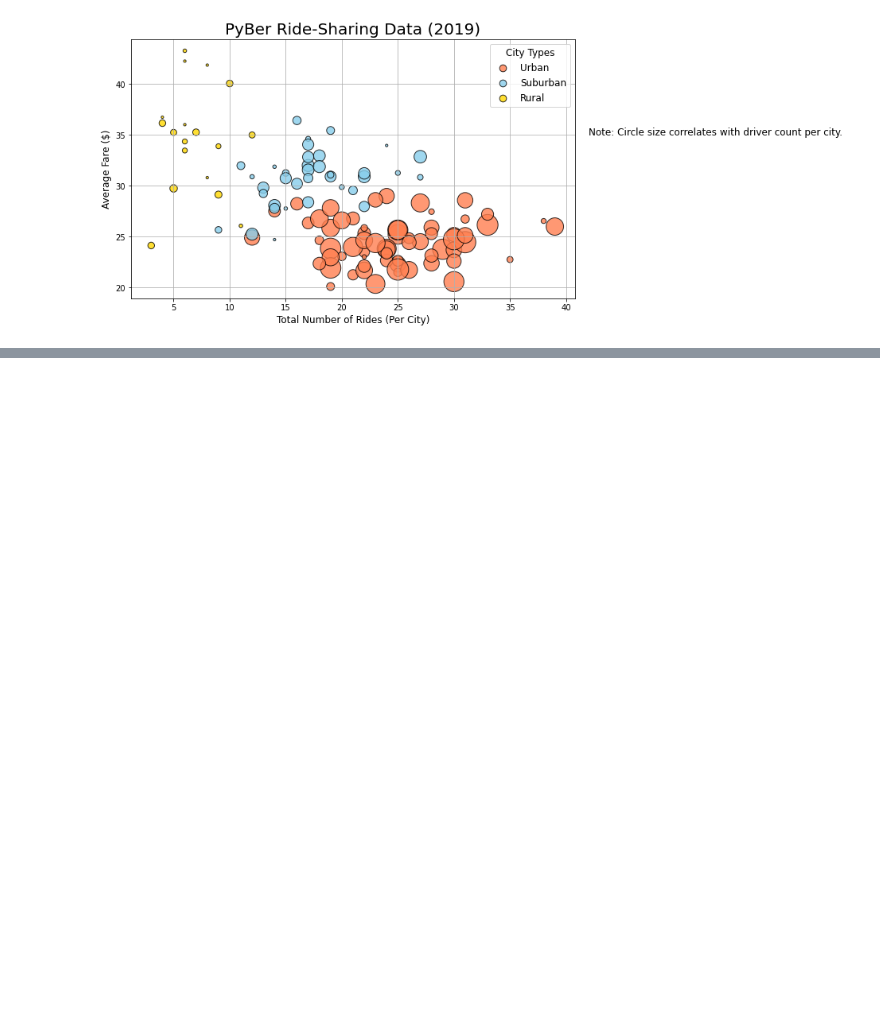
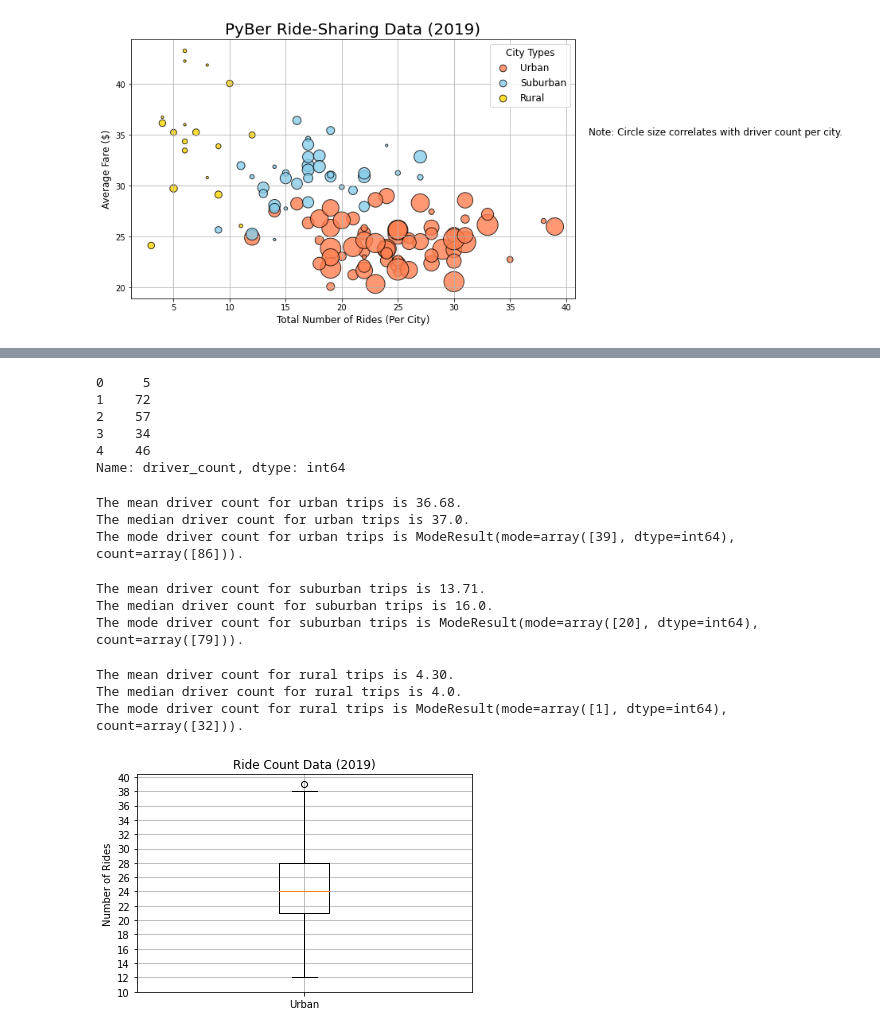
Before and after one commit to allibartlett-27/PyBer_Analysis, a Jupyter notebook: Resources/PyBer.ipynb, the cells around one changed output, grey strips where cells are left out. Saved outputs shown, nothing was run; the diff lists cells and outputs as text; code cells hidden in the pictures; blank space fills up the shorter version.

```diff
--- a/Resources/PyBer.ipynb
+++ b/Resources/PyBer.ipynb
@@ -298,0 +500,72 @@ plt.show()
+# %%
+# Get the driver count data from the urban cities.
+urban_drivers = urban_cities_df['driver_count']
+urban_drivers.head()
+# %% [output]
+0     5
+1    72
+2    57
+3    34
+4    46
+Name: driver_count, dtype: int64
+# %%
+# Calculate the mean, median and mode for urban driver count.
+mean_urban_driver_count = np.mean(urban_drivers)
+print(f"The mean driver count for urban trips is {mean_urban_driver_count:.2f}.")
+
+median_urban_driver_count = np.median(urban_drivers)
+print(f"The median driver count for urban trips is {median_urban_driver_count}.")
+
+mode_urban_driver_count = sts.mode(urban_drivers)
+print(f"The mode driver count for urban trips is {mode_urban_driver_count}.")
+# %% [output]
+The mean driver count for urban trips is 36.68.
+The median driver count for urban trips is 37.0.
+The mode driver count for urban trips is ModeResult(mode=array([39], dtype=int64), count=array([86])).
+# %%
+# Get the driver count data from the suburban cities.
+suburban_drivers = suburban_cities_df['driver_count']
+
+# Calculate the mean, median and mode for suburban driver count.
+mean_suburban_driver_count = np.mean(suburban_drivers)
+print(f"The mean driver count for suburban trips is {mean_suburban_driver_count:.2f}.")
+
+median_suburban_driver_count = np.median(suburban_drivers)
+print(f"The median driver count for suburban trips is {median_suburban_driver_count}.")
+
+mode_suburban_driver_count = sts.mode(suburban_drivers)
+print(f"The mode driver count for suburban trips is {mode_suburban_driver_count}.")
+# %% [output]
+The mean driver count for suburban trips is 13.71.
+The median driver count for suburban trips is 16.0.
+The mode driver count for suburban trips is ModeResult(mode=array([20], dtype=int64), count=array([79])).
+# %%
+# Get the driver count data from the rural cities.
+rural_drivers = rural_cities_df['driver_count']
+
+# Calculate the mean, median and mode for suburban driver count.
+mean_rural_driver_count = np.mean(rural_drivers)
+print(f"The mean driver count for rural trips is {mean_rural_driver_count:.2f}.")
+
+median_rural_driver_count = np.median(rural_drivers)
+print(f"The median driver count for rural trips is {median_rural_driver_count}.")
+
+mode_rural_driver_count = sts.mode(rural_drivers)
+print(f"The mode driver count for rural trips is {mode_rural_driver_count}.")
+# %% [output]
+The mean driver count for rural trips is 4.30.
+The median driver count for rural trips is 4.0.
+The mode driver count for rural trips is ModeResult(mode=array([1], dtype=int64), count=array([32])).
+# %%
+# Create a box -and-whisker plot for the urban cities ride count.
+x_labels = ["Urban"]
+fig, ax = plt.subplots()
+ax.boxplot(urban_ride_count, labels=x_labels)
+# Add the title, y_axis label and grid.
+ax.set_title('Ride Count Data (2019)')
+ax.set_ylabel('Number of Rides')
+ax.set_yticks(np.arange(10, 41, step=2.0))
+ax.grid()
+plt.show()
+# %% [output]
+[figure, added]
```
Also changed, not shown: parts of 30 cells of this notebook, 3 other files.
